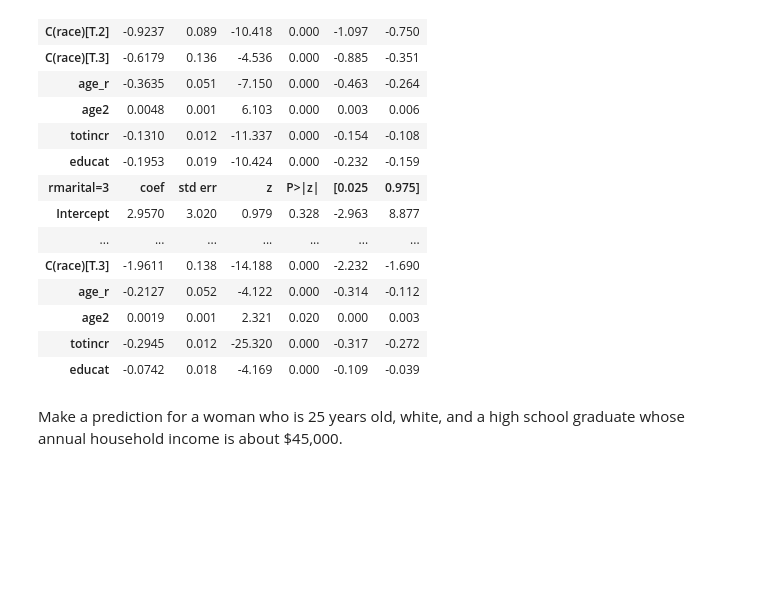
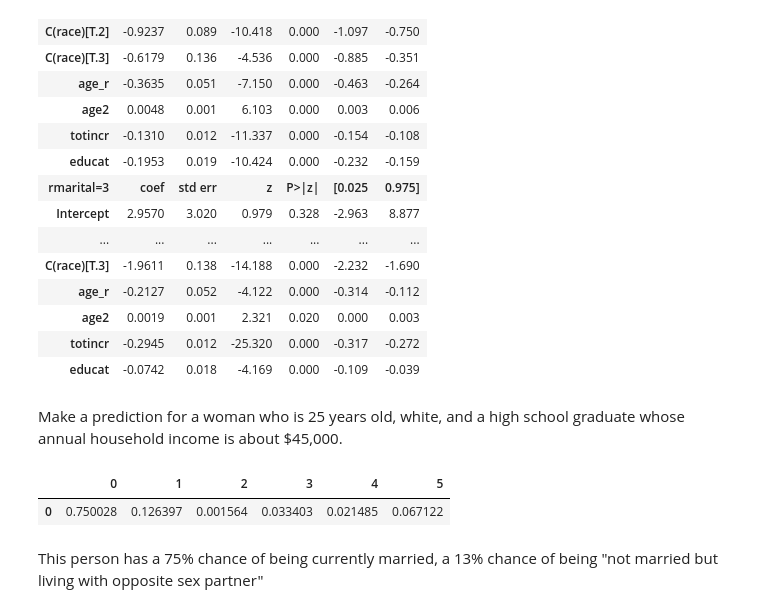
Before and after one commit to veerakoppula/DSC530, a Jupyter notebook: Week9/Week9-V,Koppula.ipynb, the cells around one changed output. Saved outputs shown, nothing was run; the diff lists cells and outputs as text; code cells hidden in the pictures; blank space fills up the shorter version.

```diff
--- a/Week9/Week9-V,Koppula.ipynb
+++ b/Week9/Week9-V,Koppula.ipynb
@@ -615,0 +614,14 @@ school graduate whose annual household income is about $45,000.
+# %%
+# Prediction
+# Solution
+
+
+columns = ['age_r', 'age2', 'race', 'totincr', 'educat']
+new = pd.DataFrame([[25, 25**2, 2, 11, 12]], columns=columns)
+results.predict(new)
+# %% [output]
+|  | 0 | 1 | 2 | 3 | 4 | 5 |
+| 0 | 0.750028 | 0.126397 | 0.001564 | 0.033403 | 0.021485 | 0.067122 |
+# %% [markdown]
+
+This person has a 75% chance of being currently married, a 13% chance of being "not married but living with opposite sex partner"
```
Also changed, not shown: parts of 1 cell of this notebook.
